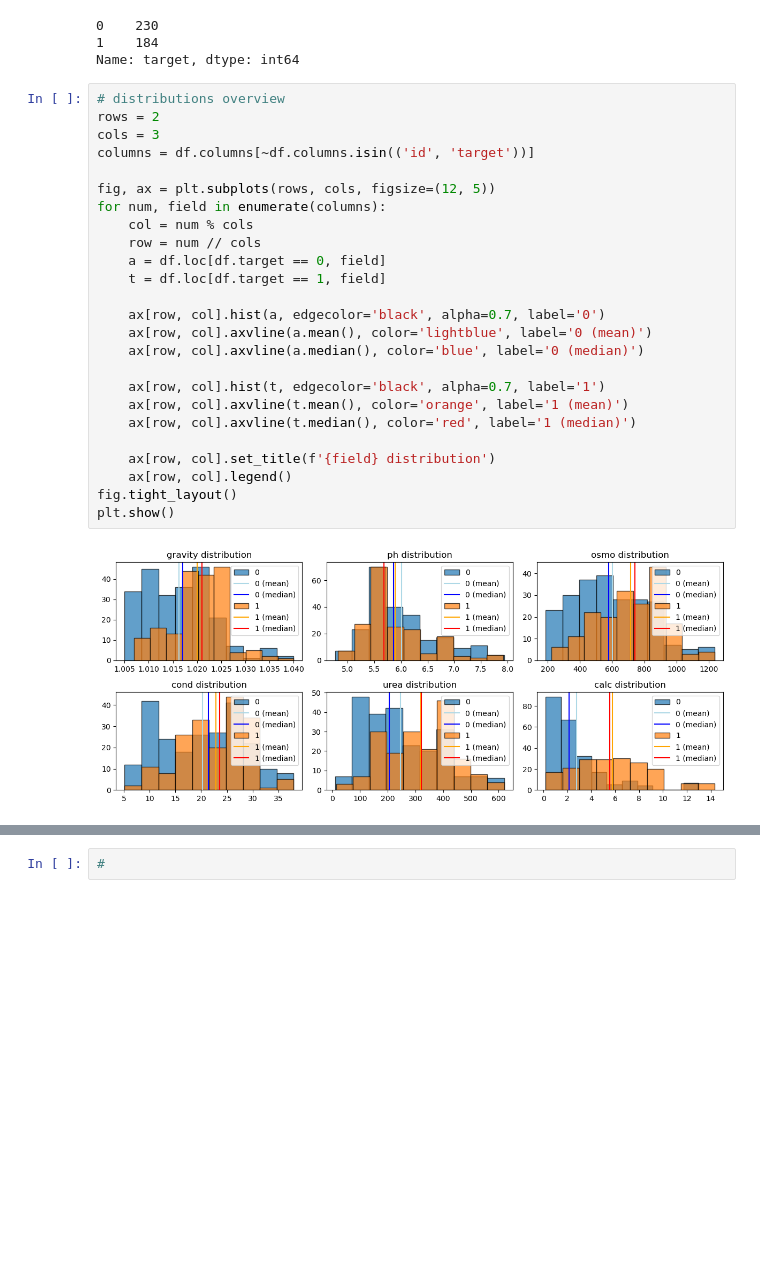
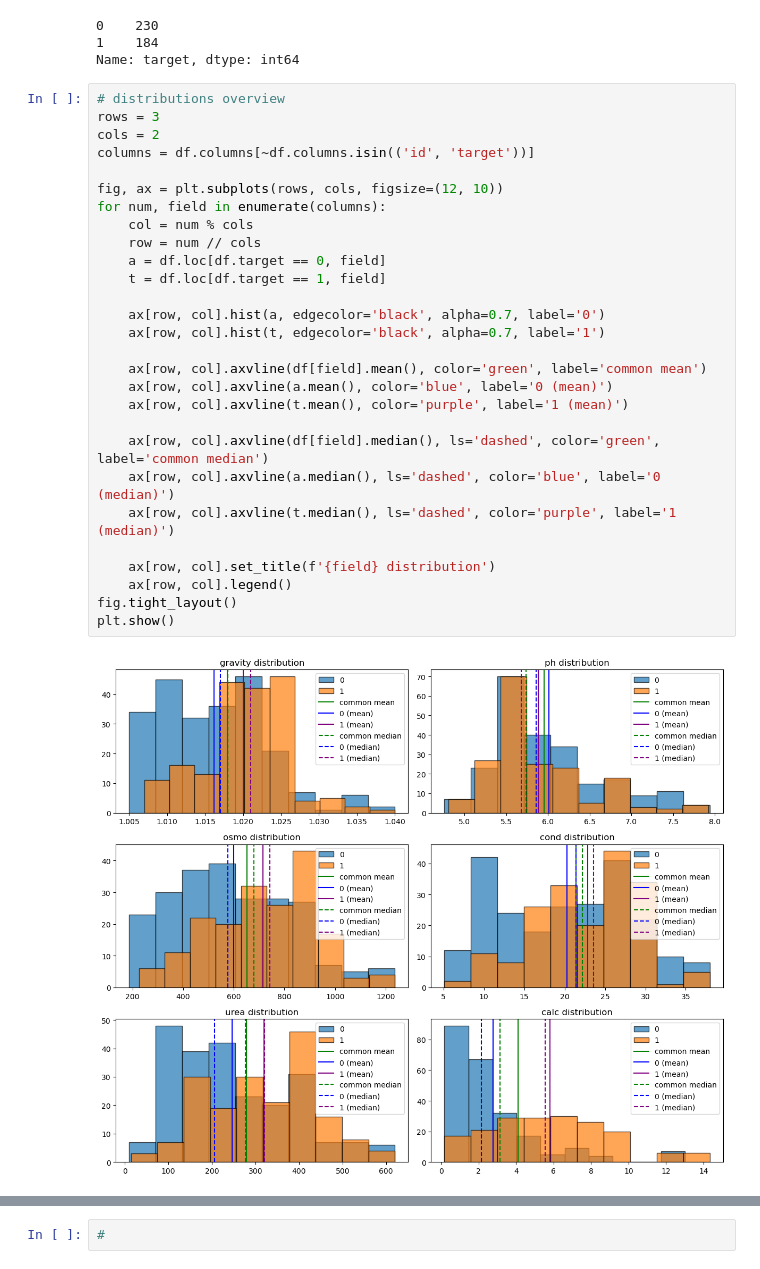
Before and after one commit to j2cry/playground, a Jupyter notebook: S3E12/overview.ipynb, the cells around one changed output, grey strips where cells are left out. Saved outputs shown, nothing was run; the diff lists cells and outputs as text; blank space fills up the shorter version.

```diff
--- a/S3E12/overview.ipynb
+++ b/S3E12/overview.ipynb
@@ -50,28 +54,31 @@ df.target.value_counts()
 Name: target, dtype: int64
 # %%
 # distributions overview
-rows = 2
-cols = 3
+rows = 3
+cols = 2
 columns = df.columns[~df.columns.isin(('id', 'target'))]
 
-fig, ax = plt.subplots(rows, cols, figsize=(12, 5))
+fig, ax = plt.subplots(rows, cols, figsize=(12, 10))
 for num, field in enumerate(columns):
     col = num % cols
     row = num // cols
     a = df.loc[df.target == 0, field]
     t = df.loc[df.target == 1, field]
 
     ax[row, col].hist(a, edgecolor='black', alpha=0.7, label='0')
-    ax[row, col].axvline(a.mean(), color='lightblue', label='0 (mean)')
-    ax[row, col].axvline(a.median(), color='blue', label='0 (median)')
+    ax[row, col].hist(t, edgecolor='black', alpha=0.7, label='1')
 
-    ax[row, col].hist(t, edgecolor='black', alpha=0.7, label='1')
-    ax[row, col].axvline(t.mean(), color='orange', label='1 (mean)')
-    ax[row, col].axvline(t.median(), color='red', label='1 (median)')
+    ax[row, col].axvline(df[field].mean(), color='green', label='common mean')
+    ax[row, col].axvline(a.mean(), color='blue', label='0 (mean)')
+    ax[row, col].axvline(t.mean(), color='purple', label='1 (mean)')
+
+    ax[row, col].axvline(df[field].median(), ls='dashed', color='green', label='common median')
+    ax[row, col].axvline(a.median(), ls='dashed', color='blue', label='0 (median)')
+    ax[row, col].axvline(t.median(), ls='dashed', color='purple', label='1 (median)')
 
     ax[row, col].set_title(f'{field} distribution')
     ax[row, col].legend()
 fig.tight_layout()
 plt.show()
 # %% [output]
-[figure, old version]
+[figure, new version]
```
Also changed, not shown: parts of 4 cells of this notebook, 2 other files.
